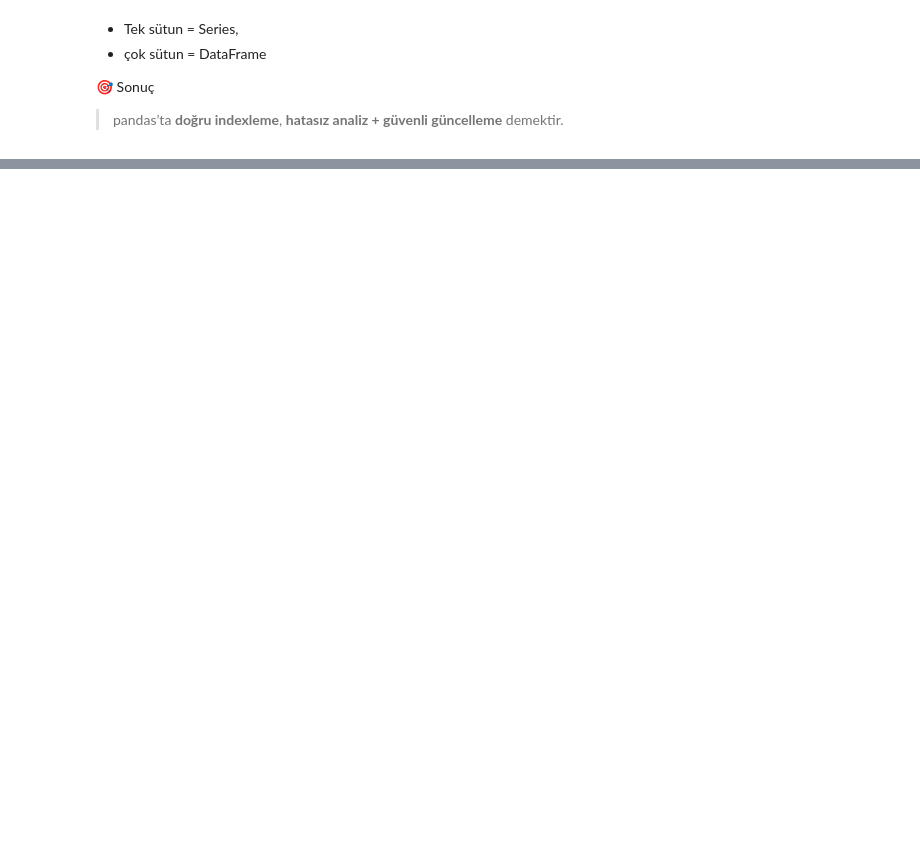
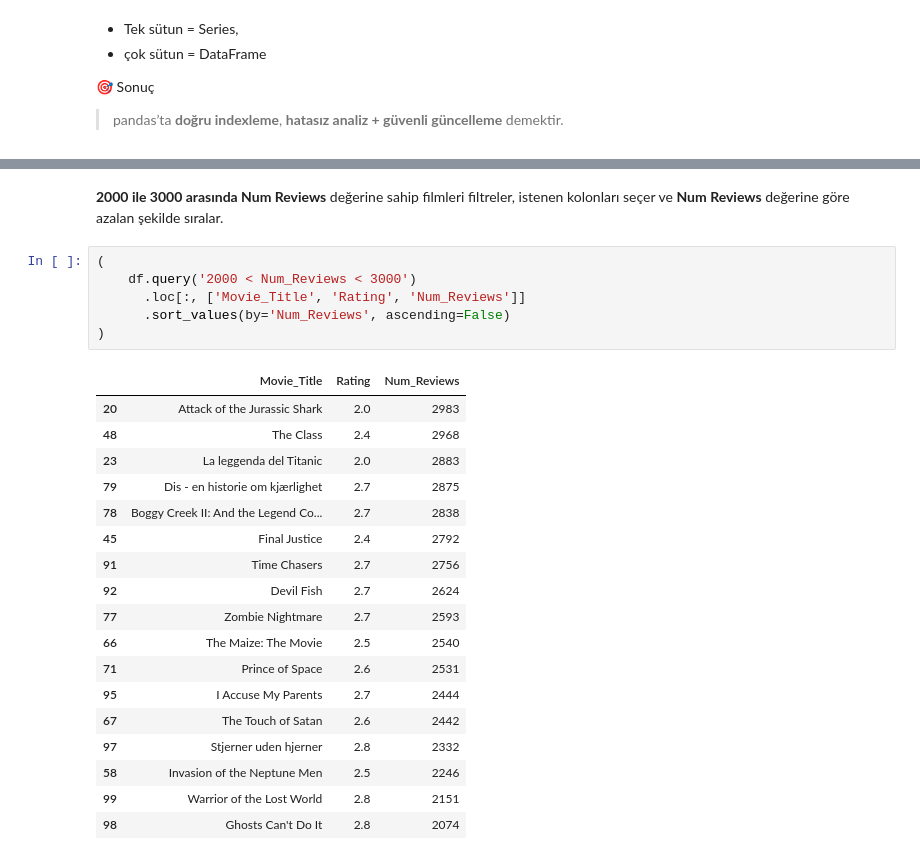
Before and after one commit to ipekgulsencelik/Python_Bootcamp, a Jupyter notebook: 03_Pandas/01_Lab.ipynb, the cells around one changed output, grey strips where cells are left out. Drawn from its saved outputs; the diff is of its cells as text; blank space fills up the shorter version.

```diff
--- a/03_Pandas/01_Lab.ipynb
+++ b/03_Pandas/01_Lab.ipynb
@@ -1036,0 +1427,27 @@ df.iloc[10:20, [0, 3]]
+# %% [markdown]
+**2000 ile 3000 arasında Num Reviews** değerine sahip filmleri filtreler, istenen kolonları seçer ve **Num Reviews** değerine göre azalan şekilde sıralar.
+# %%
+(
+    df.query('2000 < Num_Reviews < 3000')
+      .loc[:, ['Movie_Title', 'Rating', 'Num_Reviews']]
+      .sort_values(by='Num_Reviews', ascending=False)
+)
+# %% [output]
+|  | Movie_Title | Rating | Num_Reviews |
+| 20 | Attack of the Jurassic Shark | 2.0 | 2983 |
+| 48 | The Class | 2.4 | 2968 |
+| 23 | La leggenda del Titanic | 2.0 | 2883 |
+| 79 | Dis - en historie om kjærlighet | 2.7 | 2875 |
+| 78 | Boggy Creek II: And the Legend Co... | 2.7 | 2838 |
+| 45 | Final Justice | 2.4 | 2792 |
+| 91 | Time Chasers | 2.7 | 2756 |
+| 92 | Devil Fish | 2.7 | 2624 |
+| 77 | Zombie Nightmare | 2.7 | 2593 |
+| 66 | The Maize: The Movie | 2.5 | 2540 |
+| 71 | Prince of Space | 2.6 | 2531 |
+| 95 | I Accuse My Parents | 2.7 | 2444 |
+| 67 | The Touch of Satan | 2.6 | 2442 |
+| 97 | Stjerner uden hjerner | 2.8 | 2332 |
+| 58 | Invasion of the Neptune Men | 2.5 | 2246 |
+| 99 | Warrior of the Lost World | 2.8 | 2151 |
+| 98 | Ghosts Can't Do It | 2.8 | 2074 |
```
Also changed, not shown: parts of 56 cells of this notebook, 5 other files.
